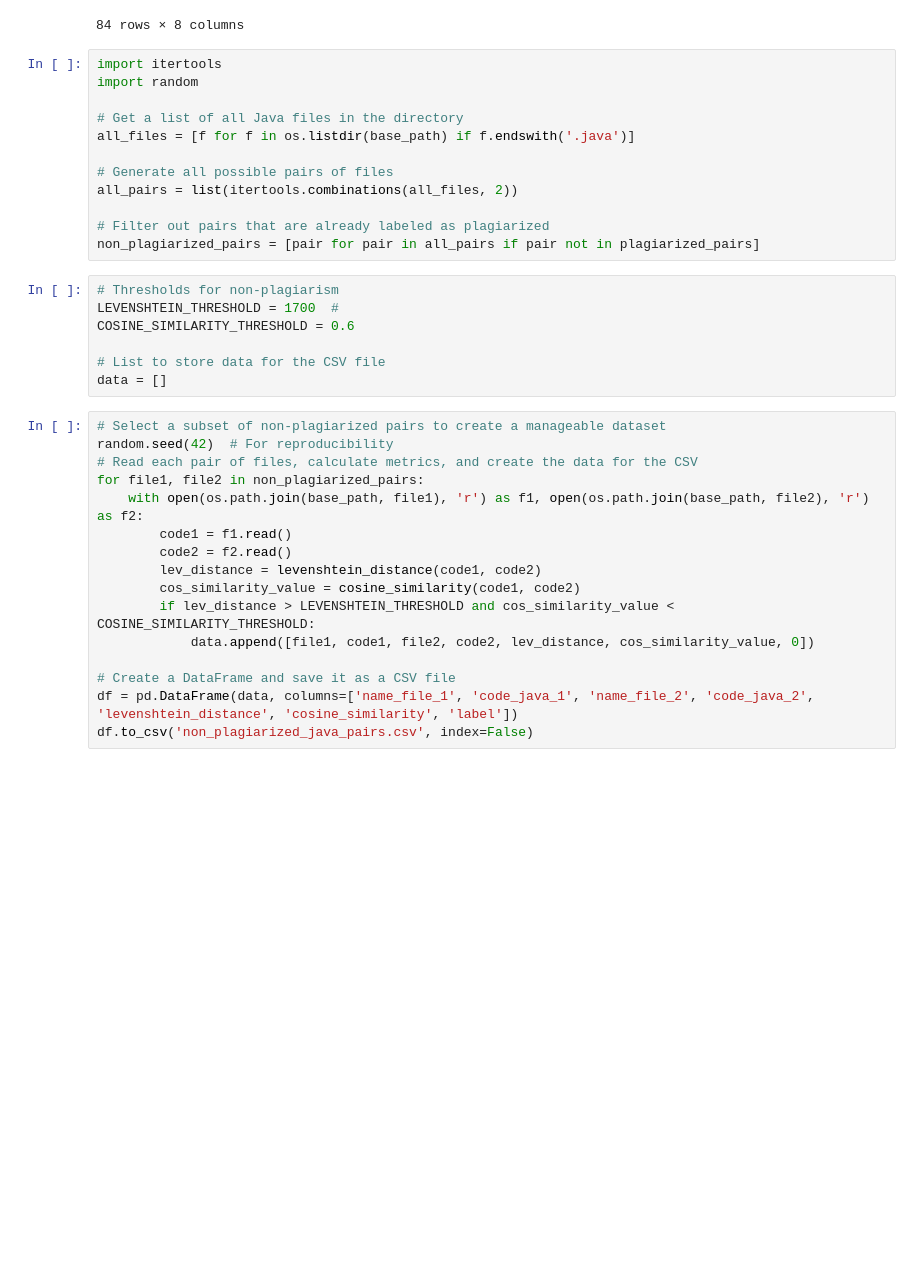
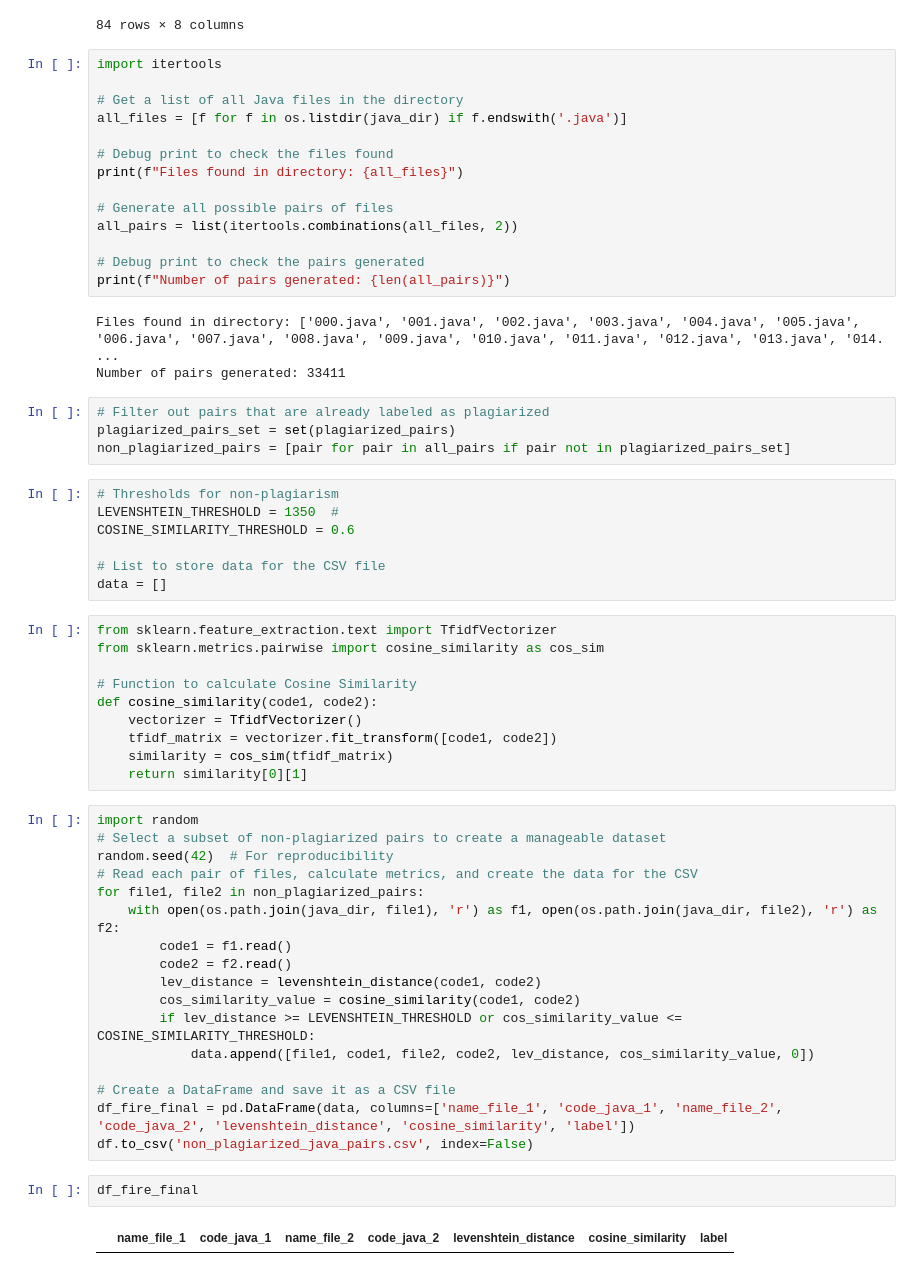
Before and after one commit to Jaime-prog/PlagiarismHunter, a Jupyter notebook: add_labels.ipynb, the cells around one changed output. Saved outputs shown, nothing was run; the diff lists cells and outputs as text; blank space fills up the shorter version.

```diff
--- a/add_labels.ipynb
+++ b/add_labels.ipynb
@@ -399,36 +399,60 @@ df_fire
 84 rows × 8 columns
 # %%
 import itertools
-import random
 
 # Get a list of all Java files in the directory
-all_files = [f for f in os.listdir(base_path) if f.endswith('.java')]
+all_files = [f for f in os.listdir(java_dir) if f.endswith('.java')]
+
+# Debug print to check the files found
+print(f"Files found in directory: {all_files}")
 
 # Generate all possible pairs of files
 all_pairs = list(itertools.combinations(all_files, 2))
 
-# Filter out pairs that are already labeled as plagiarized
-non_plagiarized_pairs = [pair for pair in all_pairs if pair not in plagiarized_pairs]
+# Debug print to check the pairs generated
+print(f"Number of pairs generated: {len(all_pairs)}")
+# %% [output]
+Files found in directory: ['000.java', '001.java', '002.java', '003.java', '004.java', '005.java', '006.java', '007.java', '008.java', '009.java', '010.java', '011.java', '012.java', '013.java', '014. ...
+Number of pairs generated: 33411
+# %%
+# Filter out pairs that are already labeled as plagiarized
+plagiarized_pairs_set = set(plagiarized_pairs)
+non_plagiarized_pairs = [pair for pair in all_pairs if pair not in plagiarized_pairs_set]
 # %%
 # Thresholds for non-plagiarism
-LEVENSHTEIN_THRESHOLD = 1700  #
+LEVENSHTEIN_THRESHOLD = 1350  #
 COSINE_SIMILARITY_THRESHOLD = 0.6
 
 # List to store data for the CSV file
 data = []
+# %%
+from sklearn.feature_extraction.text import TfidfVectorizer
+from sklearn.metrics.pairwise import cosine_similarity as cos_sim
+
+# Function to calculate Cosine Similarity
+def cosine_similarity(code1, code2):
+    vectorizer = TfidfVectorizer()
+    tfidf_matrix = vectorizer.fit_transform([code1, code2])
+    similarity = cos_sim(tfidf_matrix)
+    return similarity[0][1]
 # %%
+import random
 # Select a subset of non-plagiarized pairs to create a manageable dataset
 random.seed(42)  # For reproducibility
 # Read each pair of files, calculate metrics, and create the data for the CSV
 for file1, file2 in non_plagiarized_pairs:
-    with open(os.path.join(base_path, file1), 'r') as f1, open(os.path.join(base_path, file2), 'r') as f2:
+    with open(os.path.join(java_dir, file1), 'r') as f1, open(os.path.join(java_dir, file2), 'r') as f2:
         code1 = f1.read()
         code2 = f2.read()
         lev_distance = levenshtein_distance(code1, code2)
         cos_similarity_value = cosine_similarity(code1, code2)
-        if lev_distance > LEVENSHTEIN_THRESHOLD and cos_similarity_value < COSINE_SIMILARITY_THRESHOLD:
+        if lev_distance >= LEVENSHTEIN_THRESHOLD or cos_similarity_value <= COSINE_SIMILARITY_THRESHOLD:
             data.append([file1, code1, file2, code2, lev_distance, cos_similarity_value, 0])
 
 # Create a DataFrame and save it as a CSV file
-df = pd.DataFrame(data, columns=['name_file_1', 'code_java_1', 'name_file_2', 'code_java_2', 'levenshtein_distance', 'cosine_similarity', 'label'])
+df_fire_final = pd.DataFrame(data, columns=['name_file_1', 'code_java_1', 'name_file_2', 'code_java_2', 'levenshtein_distance', 'cosine_similarity', 'label'])
 df.to_csv('non_plagiarized_java_pairs.csv', index=False)
+# %%
+df_fire_final
+# %% [output]
+|  | name_file_1 | code_java_1 | name_file_2 | code_java_2 | levenshtein_distance | cosine_similarity | label |
```
Also changed, not shown: 1 other file.
